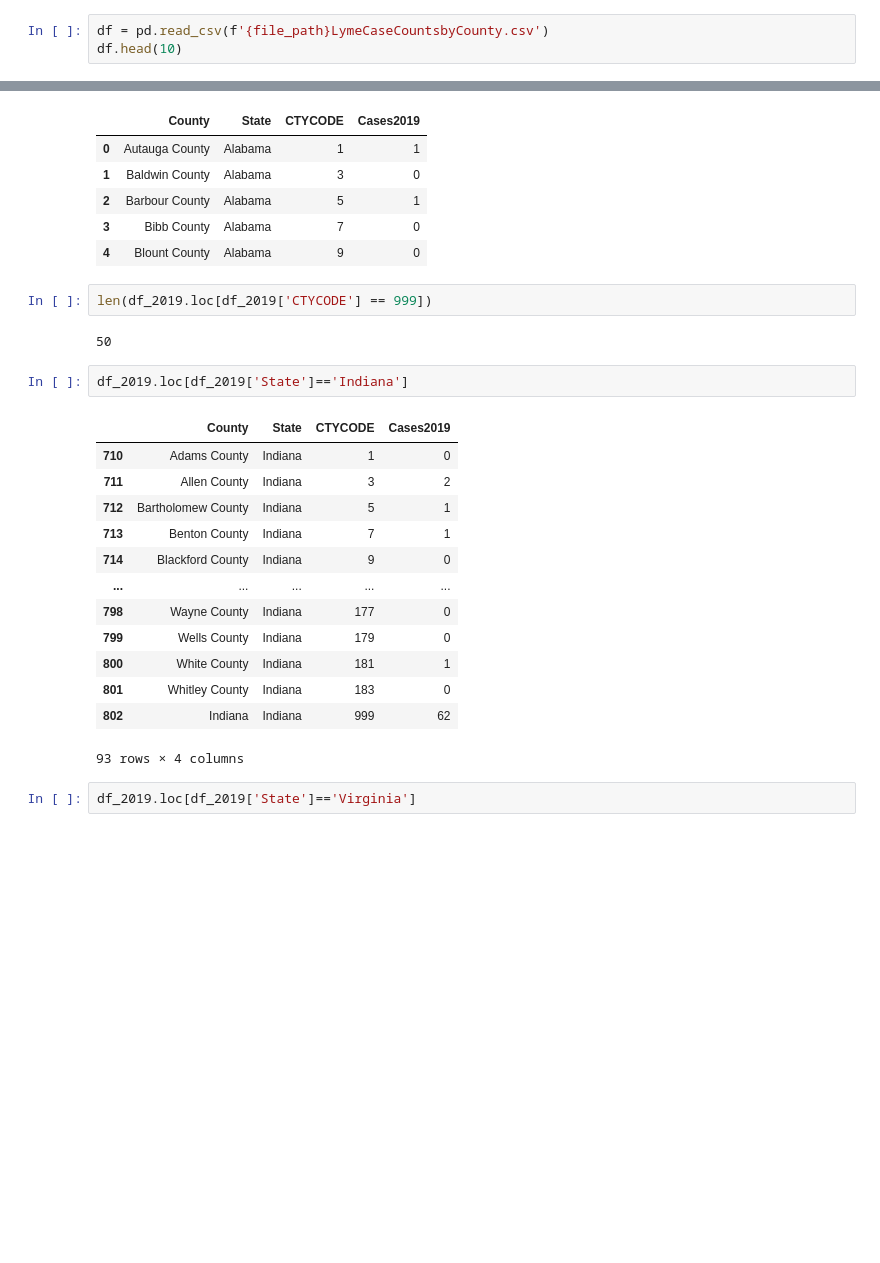
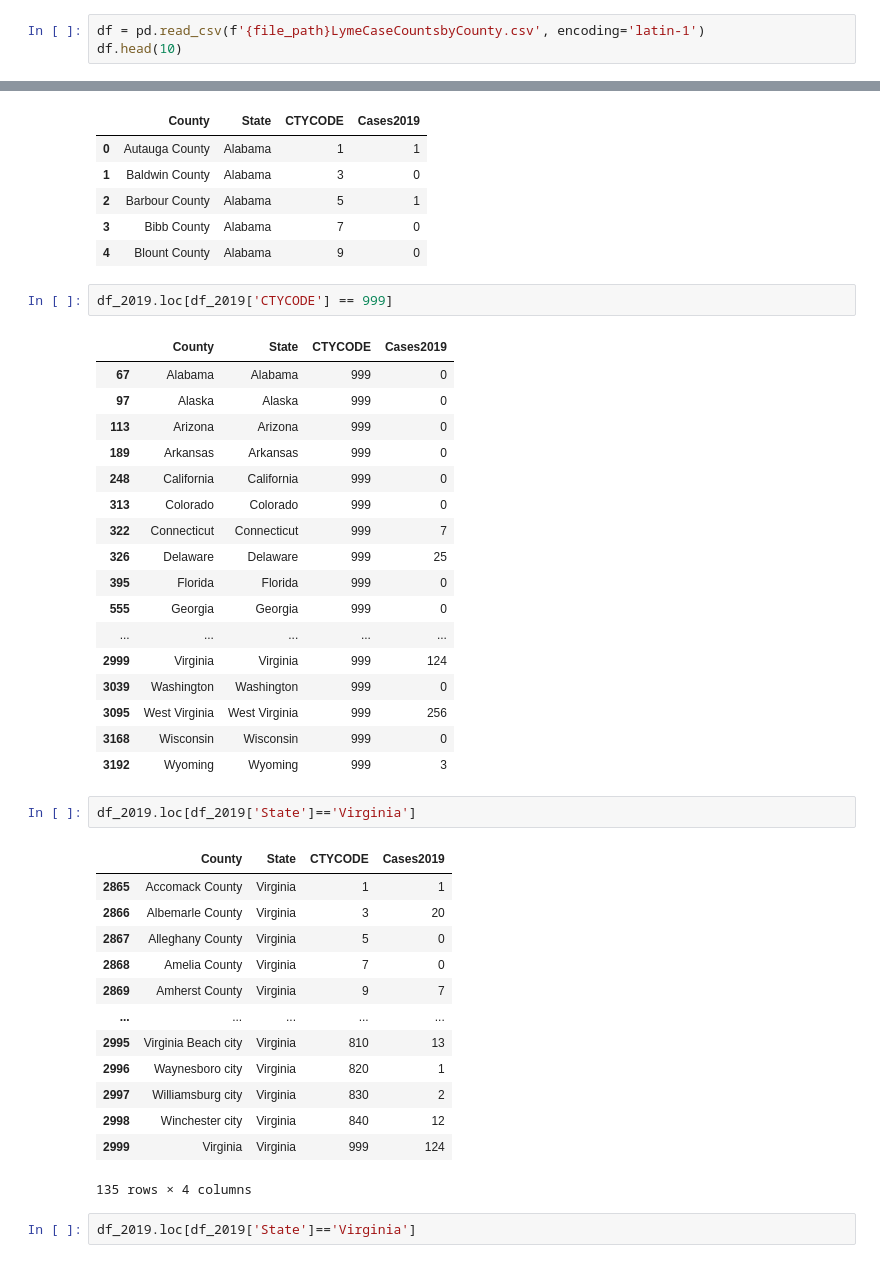
Before and after one commit to Tsoggy/Lyme_Disease, a Jupyter notebook: Lyme_ETL.ipynb, the cells around one changed output, grey strips where cells are left out. Cells and saved outputs as stored; diff of their text form; blank space fills up the shorter version.

```diff
--- a/Lyme_ETL.ipynb
+++ b/Lyme_ETL.ipynb
@@ -5,7 +5,7 @@ import os
 # %%
 file_path = "Data/"
 # %%
-df = pd.read_csv(f'{file_path}LymeCaseCountsbyCounty.csv')
+df = pd.read_csv(f'{file_path}LymeCaseCountsbyCounty.csv', encoding='latin-1')
 df.head(10)
 # %% [output]
 |  | Ctyname | Stname | STCODE | CTYCODE | Cases2000 | Cases2001 | Cases2002 | Cases2003 | Cases2004 | Cases2005 | ... |
@@ -69,25 +69,41 @@ df_2019.head()
 | 3 | Bibb County | Alabama | 7 | 0 |
 | 4 | Blount County | Alabama | 9 | 0 |
 # %%
-len(df_2019.loc[df_2019['CTYCODE'] == 999])
+df_2019.loc[df_2019['CTYCODE'] == 999]
 # %% [output]
-50
+|  | County | State | CTYCODE | Cases2019 |
+| 67 | Alabama | Alabama | 999 | 0 |
+| 97 | Alaska | Alaska | 999 | 0 |
+| 113 | Arizona | Arizona | 999 | 0 |
+| 189 | Arkansas | Arkansas | 999 | 0 |
+| 248 | California | California | 999 | 0 |
+| 313 | Colorado | Colorado | 999 | 0 |
+| 322 | Connecticut | Connecticut | 999 | 7 |
+| 326 | Delaware | Delaware | 999 | 25 |
+| 395 | Florida | Florida | 999 | 0 |
+| 555 | Georgia | Georgia | 999 | 0 |
+| ... | ... | ... | ... | ... |
+| 2999 | Virginia | Virginia | 999 | 124 |
+| 3039 | Washington | Washington | 999 | 0 |
+| 3095 | West Virginia | West Virginia | 999 | 256 |
+| 3168 | Wisconsin | Wisconsin | 999 | 0 |
+| 3192 | Wyoming | Wyoming | 999 | 3 |
 # %%
-df_2019.loc[df_2019['State']=='Indiana']
+df_2019.loc[df_2019['State']=='Virginia']
 # %% [output]
 |  | County | State | CTYCODE | Cases2019 |
-| 710 | Adams County | Indiana | 1 | 0 |
-| 711 | Allen County | Indiana | 3 | 2 |
-| 712 | Bartholomew County | Indiana | 5 | 1 |
-| 713 | Benton County | Indiana | 7 | 1 |
-| 714 | Blackford County | Indiana | 9 | 0 |
+| 2865 | Accomack County | Virginia | 1 | 1 |
+| 2866 | Albemarle County | Virginia | 3 | 20 |
+| 2867 | Alleghany County | Virginia | 5 | 0 |
+| 2868 | Amelia County | Virginia | 7 | 0 |
+| 2869 | Amherst County | Virginia | 9 | 7 |
 | ... | ... | ... | ... | ... |
-| 798 | Wayne County | Indiana | 177 | 0 |
-| 799 | Wells County | Indiana | 179 | 0 |
-| 800 | White County | Indiana | 181 | 1 |
-| 801 | Whitley County | Indiana | 183 | 0 |
-| 802 | Indiana | Indiana | 999 | 62 |
+| 2995 | Virginia Beach city | Virginia | 810 | 13 |
+| 2996 | Waynesboro city | Virginia | 820 | 1 |
+| 2997 | Williamsburg city | Virginia | 830 | 2 |
+| 2998 | Winchester city | Virginia | 840 | 12 |
+| 2999 | Virginia | Virginia | 999 | 124 |
-93 rows × 4 columns
+135 rows × 4 columns
 # %%
 df_2019.loc[df_2019['State']=='Virginia']
 # %% [output]
```
Also changed, not shown: parts of 1 cell of this notebook, 2 other files.
